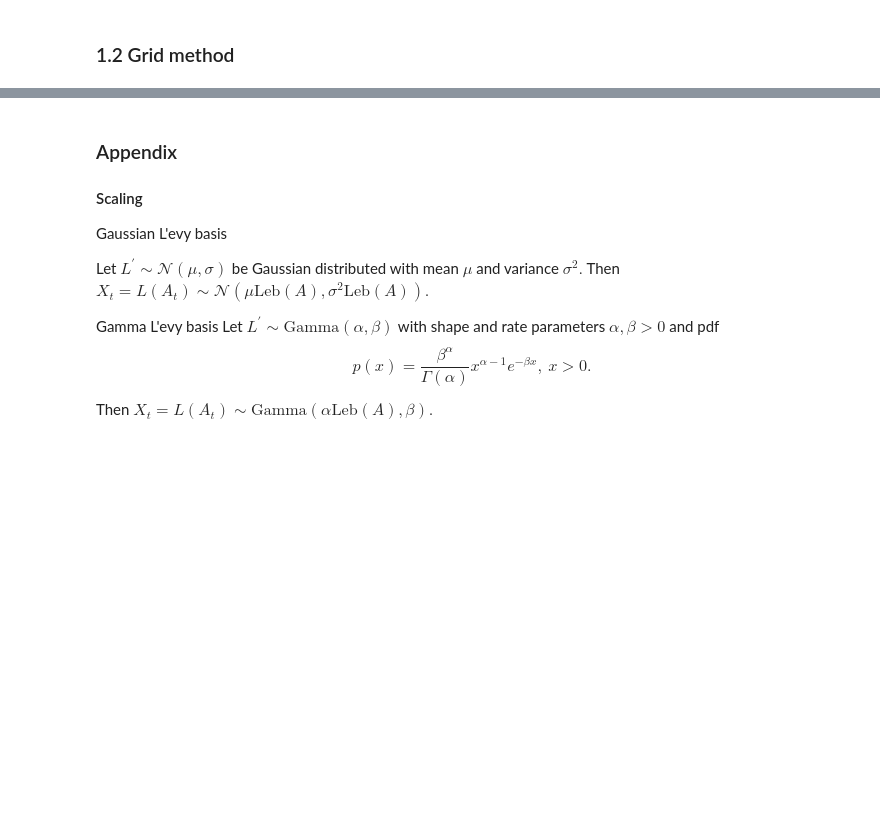
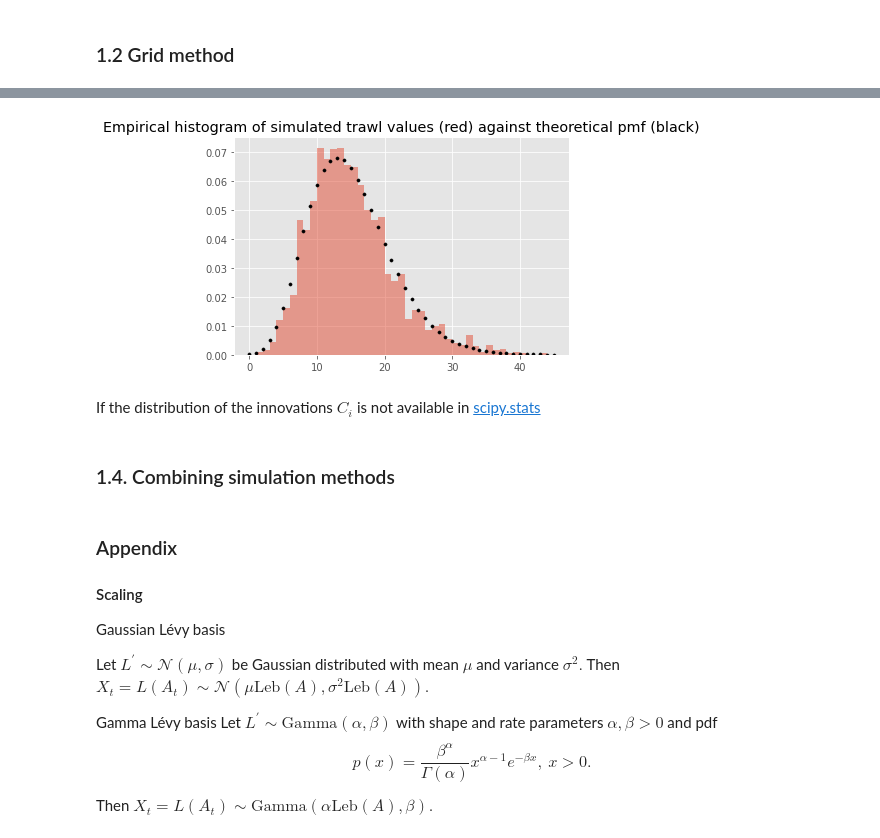
Before and after one commit to danleonte/Ambit_Stochastics, a Jupyter notebook: Trawl processes example usage.ipynb, the cells around one changed output, grey strips where cells are left out. Saved outputs shown, nothing was run; the diff lists cells and outputs as text; code cells hidden in the pictures; blank space fills up the shorter version.

```diff
--- a/Trawl processes example usage.ipynb
+++ b/Trawl processes example usage.ipynb
@@ -223,12 +263,27 @@ plt.show()
+# %%
+bins = list(range(math.ceil(max(trawl_cpp.values[2]))))
+rv = nbinom(m * total_area_cpp,1-cpp_part_params[0])
+yy = [rv.pmf(i) for i in bins]
+
+f_bins,ax_bins = plt.subplots()
+ax_bins.hist(trawl_cpp.values[2], density=True, bins = bins, alpha = 0.5)
+ax_bins.scatter(bins,yy,c='k',s=10)
+_ = ax_bins.set_title('Empirical histogram of simulated trawl values (red) against theoretical pmf (black)')
+# %% [output]
+[figure, added]
+# %% [markdown]
+If the distribution of the innovations $C_i$ is not available in [scipy.stats](https://docs.scipy.org/doc/scipy/reference/stats.html)
+# %% [markdown]
+###  1.4. Combining simulation methods
 # %% [markdown]
 ### Appendix
 #### Scaling
-Gaussian L\'evy basis
+Gaussian Lévy basis
 
 Let $L^{'}\sim \mathcal{N}(\mu,\sigma)$ be Gaussian distributed with mean $\mu$ and variance $\sigma^2.$ Then $X_t = L(A_t) \sim \mathcal{N}\left(\mu \mathrm{Leb}\left(A\right), \sigma^2 \mathrm{Leb}\left(A\right)\right).$
 
 
-Gamma L\'evy basis
+Gamma Lévy basis
 Let $L^{'} \sim \text{Gamma}(\alpha,\beta)$ with shape and rate parameters $\alpha,\beta >0$ and pdf
 \begin{equation*}
     p(x) = \frac{\beta^\alpha}{\Gamma(\alpha)} x^{\alpha-1} e^{-\beta x}, \ x>0.
```
Also changed, not shown: parts of 22 cells of this notebook, 11 other files.
